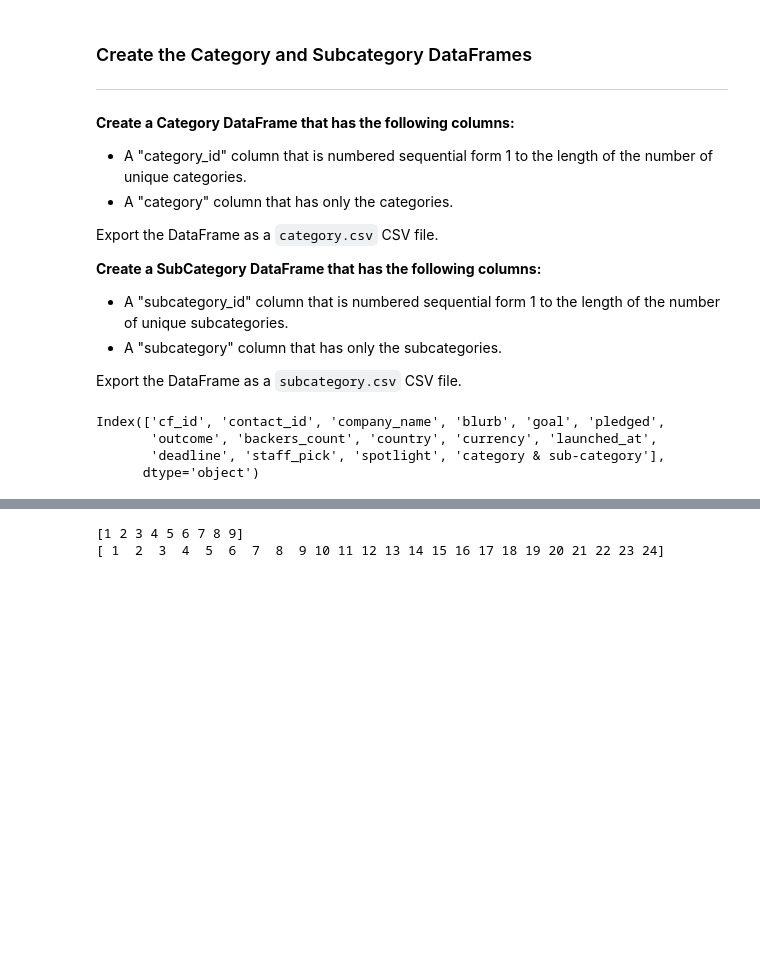
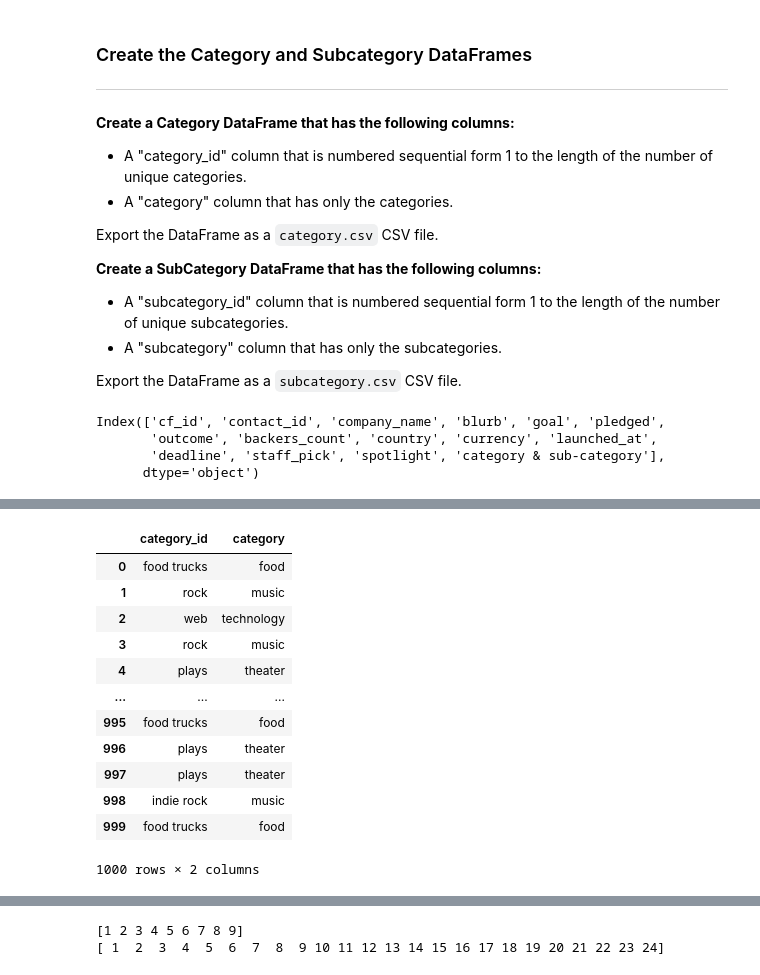
Before and after one commit to ThePennyGoblin/Crowdfunding_ETL_Team1, a Jupyter notebook: Josh.ipynb, the cells around one changed output, grey strips where cells are left out. Saved outputs shown, nothing was run; the diff lists cells and outputs as text; code cells hidden in the pictures; blank space fills up the shorter version.

```diff
--- a/Josh.ipynb
+++ b/Josh.ipynb
@@ -52,6 +34,8 @@ Export the DataFrame as a `category.csv` CSV file.
 Export the DataFrame as a `subcategory.csv` CSV file.
 # %%
 # Get the crowdfunding_info_df columns.
+cf_data = pd.read_excel("Resources/crowdfunding.xlsx")
+cf_data.columns
 # %% [output]
 Index(['cf_id', 'contact_id', 'company_name', 'blurb', 'goal', 'pledged',
        'outcome', 'backers_count', 'country', 'currency', 'launched_at',
@@ -59,3 +43,7 @@ Index(['cf_id', 'contact_id', 'company_name', 'blurb', 'goal', 'pledged',
       dtype='object')
 # %%
 # Assign the category and subcategory values to category and subcategory columns.
+df = cf_data[['cf_id','category & sub-category']].copy()
+category_df = df['category & sub-category'].str.split("/", expand=True)
+subcategory_df = category_df
+category_df = category_df[[1,0]]
@@ -68,0 +50,17 @@ Index(['cf_id', 'contact_id', 'company_name', 'blurb', 'goal', 'pledged',
+# %%
+category_df = category_df.rename(columns={1:'category_id',0:"category"})
+category_df
+# %% [output]
+|  | category_id | category |
+| 0 | food trucks | food |
+| 1 | rock | music |
+| 2 | web | technology |
+| 3 | rock | music |
+| 4 | plays | theater |
+| ... | ... | ... |
+| 995 | food trucks | food |
+| 996 | plays | theater |
+| 997 | plays | theater |
+| 998 | indie rock | music |
+| 999 | food trucks | food |
+1000 rows × 2 columns
```
Also changed, not shown: parts of 7 cells of this notebook, 3 other files.
